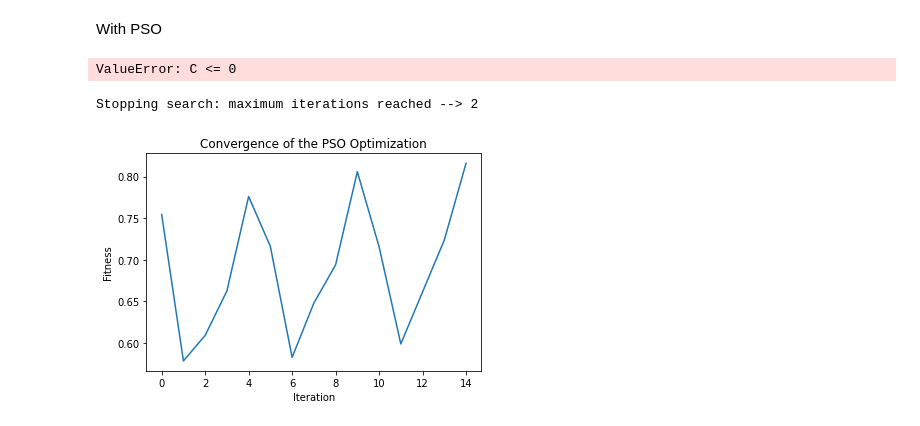
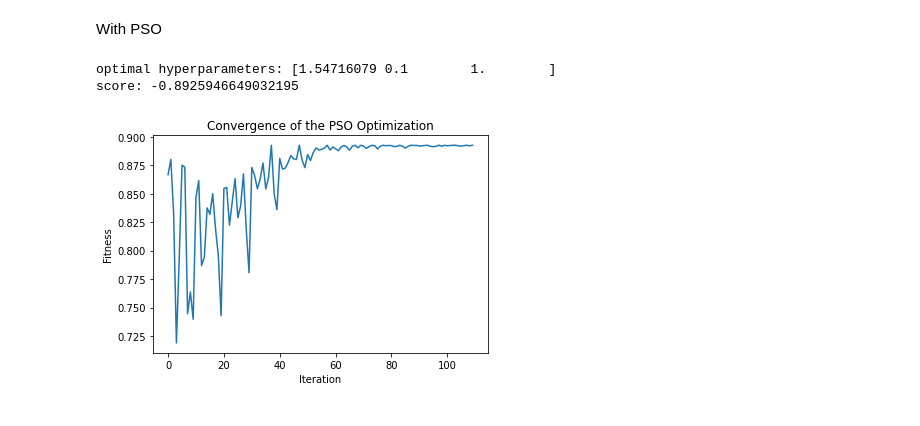
Before and after one commit to Tenergai/challenge-2, a Jupyter notebook: svm_with_pso.ipynb, the cells around one changed output. Drawn from its saved outputs; the diff is of its cells as text; code cells hidden in the pictures.

```diff
--- a/svm_with_pso.ipynb
+++ b/svm_with_pso.ipynb
@@ -56,48 +56,48 @@ print('score', svm_poly.score(x_test,y_test))
 # %% [markdown]
 With PSO
 # %%
+import matplotlib.pyplot as plt
+from pyswarm import pso
 from sklearn.svm import SVR
-from pyswarm import pso
 
 # Define the search space for the hyperparameters
 lb = [1, 0.1, 1]  # lower bounds for C, epsilon, and gamma
 ub = [10, 0.5, 5]  # upper bounds for C, epsilon, and gamma
 
-# Define the fitness function that will be used to evaluate the particles
+# Define a global list to store the values of the fitness function
+cost_history = []
+hyperparameters_history = []
+hyperparameters_history.append([])
+hyperparameters_history.append([])
+hyperparameters_history.append([])
+
+
 def fitness_fn(x):
     # x is a list of hyperparameters [C, epsilon, gamma]
     model = SVR(C=x[0], epsilon=x[1], gamma=x[2])
     model.fit(x_train, y_train)
-    return -model.score(x_test, y_test)  # maximize the score, so we minimize the negative score
+    score = model.score(x_test, y_test)
+    hyperparameters_history[0].append(x[0])
+    hyperparameters_history[1].append(x[1])
+    hyperparameters_history[2].append(x[2])
+    cost_history.append(score)  # store the value of the fitness function
+    return -score  # maximize the score, so we minimize the negative score
 
 # Run the optimization
-optimal_params, score = pso(fitness_fn, lb, ub, swarmsize=10, maxiter=2)
-
-# optimal_params contains the optimal set of hyperparameters
-# score is the value of the fitness function at the optimal point
+optimal_params, score = pso(fitness_fn, lb, ub, swarmsize=10, maxiter=10)
-# %% [output]
-ValueError: C <= 0
-# %%
-import matplotlib.pyplot as plt
-
-# Define the search space for the hyperparameters
-lb = [1, 0.1, 1]  # lower bounds for C, epsilon, and gamma
-ub = [10, 0.5, 5]  # upper bounds for C, epsilon, and gamma
-
-# Define a global list to store the values of the fitness function
-cost_history = []
-
-def fitness_fn(x):
-    # x is a list of hyperparameters [C, epsilon, gamma]
-    model = SVR(C=x[0], epsilon=x[1], gamma=x[2])
-    model.fit(x_train, y_train)
-    score = model.score(x_test, y_test)
-    cost_history.append(score)  # store the value of the fitness function
-    return -score  # maximize the score, so we minimize the negative score
-
-# Run the optimization
-optimal_params, score = pso(fitness_fn, lb, ub, swarmsize=5, maxiter=2)
-# %% [output]
-Stopping search: maximum iterations reached --> 2
-[figure, removed]
+# %%
+print("optimal hyperparameters: "+ str(optimal_params))
+print("score: "+ str(score))
+# %% [output]
+optimal hyperparameters: [1.54716079 0.1        1.        ]
+score: -0.8925946649032195
+# %%
+# Plot the convergence of the optimization
+plt.plot(cost_history)
+plt.xlabel('Iteration')
+plt.ylabel('Fitness')
+plt.title('Convergence of the PSO Optimization')
+plt.show()
+# %% [output]
+[figure, added]
 # %%
```
Also changed, not shown: parts of 3 cells of this notebook, 1 other file.
